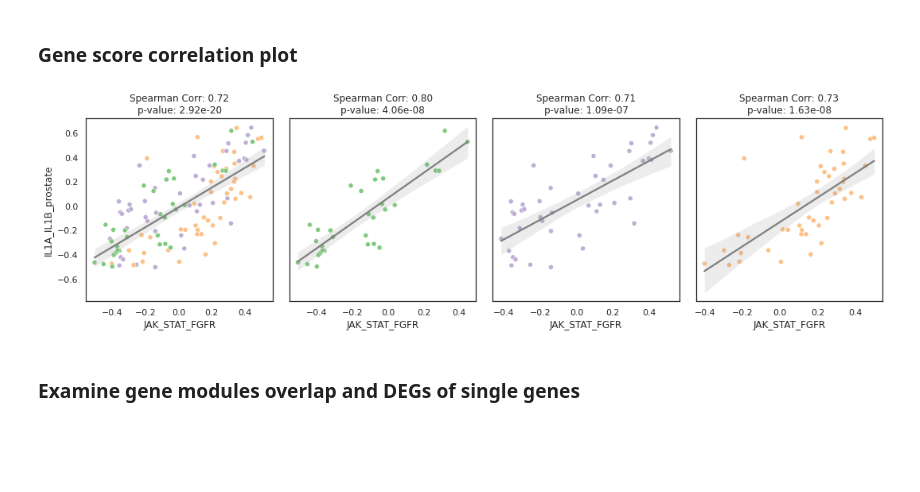
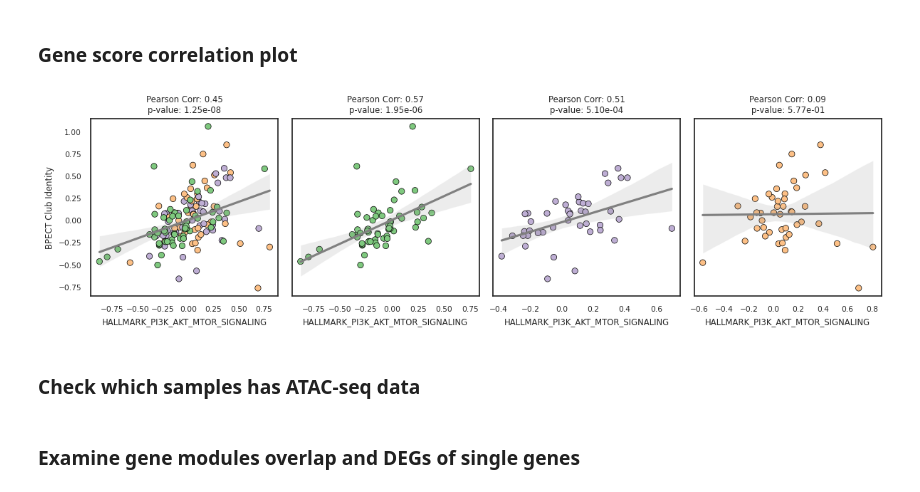
Before and after one commit to akiviaho/hillock_senescence, a Jupyter notebook: club_expression_profile_enrichment_test.ipynb, the cells around one changed output. Cells and saved outputs as stored; diff of their text form; code cells hidden in the pictures; blank space fills up the shorter version.

```diff
--- a/club_expression_profile_enrichment_test.ipynb
+++ b/club_expression_profile_enrichment_test.ipynb
@@ -308,0 +193,7 @@ for score_name in gene_modules_dict.keys():
+# %%
+
+# Extract the gene_id to gene_name mapping table from the GTF file
+gtf_file = '/lustre/scratch/kiviaho/refdata-gex-GRCh38-2020-A/genes/genes.gtf'
+
+# Extract gene lengths from the GTF file
+gene_lengths_mapping_dict = extract_gene_lengths_from_gtf(gtf_file)
@@ -308,0 +327,8 @@ for score_name in gene_modules_dict.keys():
+# %%
+dat = pd.read_csv('./data/su2c_pcf/data_mrna_seq_fpkm_polya.txt',sep='\t',index_col=0)
+meta = pd.read_csv('./data/su2c_pcf/data_clinical_sample.txt',sep='\t',index_col=0,skiprows=[0,1,2,3])
+
+fpkm_abida = dat[~(dat.index.duplicated())]
+
+fpkm_abida_naive = fpkm_abida[fpkm_abida.columns.intersection(meta[meta['ABI_ENZA_EXPOSURE_STATUS'].isin(['Naive'])].index)]
+fpkm_abida_treated = fpkm_abida[fpkm_abida.columns.intersection(meta[meta['ABI_ENZA_EXPOSURE_STATUS'].isin(['On treatment','Exposed'])].index)]
@@ -309,68 +1545,50 @@ for score_name in gene_modules_dict.keys():
 # %% [markdown]
 ### Gene score correlation plot
 # %%
-#x_var = 'scNMF senescent epithelium'
-#x_var = 'scNMF club_interferon'
-#x_var = 'Club region markers'
-x_var = 'JAK_STAT_FGFR'
-#x_var = 'NK cells'
-#x_var = 'Club Henry et al. 2018'
-#x_var = 'Club-like senescence'
+y_var = 'BPECT Club Identity'
+x_var = 'HALLMARK_PI3K_AKT_MTOR_SIGNALING'
 
-#y_var = 'scNMF senescent epithelium'
-#y_var = 'JAK_STAT_FGFR'
-#y_var = 'PDAC Macrophages'
-y_var = 'IL1A_IL1B_prostate'
-#y_var = 'PDAC T cells'
-#y_var = 'PMN-MDSC activity'
-#y_var = 'Hillock Henry et al. 2018'
-#y_var = 'Tumor region markers'
+sns.set_theme(style='white', palette='Accent',font_scale=0.7)
+plot_df = dat[dat['TRT_GROUP'] == 'treatment-naive'].copy() # treatment-naive, adt, adt_apa
 
-plot_df = gsva_res_df[gsva_res_df['TRT_GROUP'] == 'treatment-naive'].copy() # treatment-naive, adt, adt_apa
-#plot_df = gsva_res_df.copy()
 
 plot_dfs = [
-    gsva_res_df.copy(),
-    gsva_res_df[gsva_res_df['TRT_GROUP'] == 'treatment-naive'].copy(),
-    gsva_res_df[gsva_res_df['TRT_GROUP'] == 'adt'].copy(),
-    gsva_res_df[gsva_res_df['TRT_GROUP'] == 'adt_apa'].copy()
+    dat.copy(),
+    dat[dat['TRT_GROUP'] == 'treatment-naive'].copy(),
+    dat[dat['TRT_GROUP'] == 'adt'].copy(),
+    dat[dat['TRT_GROUP'] == 'adt_apa'].copy()
 
 ]
 
-fig, axs = plt.subplots(1,4,figsize=(15,4.5),sharex=False,sharey=True)
+fig, axs = plt.subplots(1,4,figsize=(12,3.5),sharex=False,sharey=True)
 
 for i,plot_df in enumerate(plot_dfs):
     ax = axs[i]
     xlims = [plot_df[x_var].min() + plot_df[x_var].min()*0.2, plot_df[x_var].max() + plot_df[x_var].max()*0.2]
     ylims = [plot_df[y_var].min() + plot_df[y_var].min()*0.2, plot_df[y_var].max() + plot_df[y_var].max()*0.2]
 
     # Calculate Spearman correlation
     corr, p_value = spearmanr(plot_df[x_var], plot_df[y_var])
 
     # Create the scatter plot with regression line
 
-    sns.scatterplot(data=plot_df, x=x_var, y=y_var, hue="TRT_GROUP",legend=False,ax=ax)
+    sns.scatterplot(data=plot_df, x=x_var, y=y_var, hue="TRT_GROUP",edgecolor='black',linewidth=0.5,legend=False,ax=ax)
     sns.regplot(data=plot_df, x=x_var, y=y_var, scatter=False, color='gray',ax=ax)
 
-    #ax.set_xlim(xlims[0],xlims[1])
-    #ax.set_ylim(ylims[0],ylims[1])
-
-    #ax.set_xlabel('')
-    #ax.set_ylabel('')
-
     # Add correlation and p-value text to the plot
-    ax.set_title( f'Spearman Corr: {corr:.2f}\np-value: {p_value:.2e}')
+    ax.set_title( f'Pearson Corr: {corr:.2f}\np-value: {p_value:.2e}')
 
 
 
 x_var_save = x_var.replace(' ','_')
 y_var_save = y_var.replace(' ','_')
 
 
 plt.tight_layout()
 # Show the plot
 
-plt.savefig(plot_save_path + f'{x_var_save}_{y_var_save}_correlation_plot.pdf')
+#plt.savefig(plot_save_path + f'ARNEO_{x_var_save}_{y_var_save}_correlation_plot.png',dpi=120)
+#plt.savefig(plot_save_path + f'ARNEO_{x_var_save}_{y_var_save}_correlation_plot.pdf')
 plt.show()
 # %% [output]
-[figure, old version]
+[figure, new version]
@@ -376,0 +1632,2 @@ plt.show()
+# %% [markdown]
+### Check which samples has ATAC-seq data
```
Also changed, not shown: parts of 87 cells of this notebook, 1 other file.
